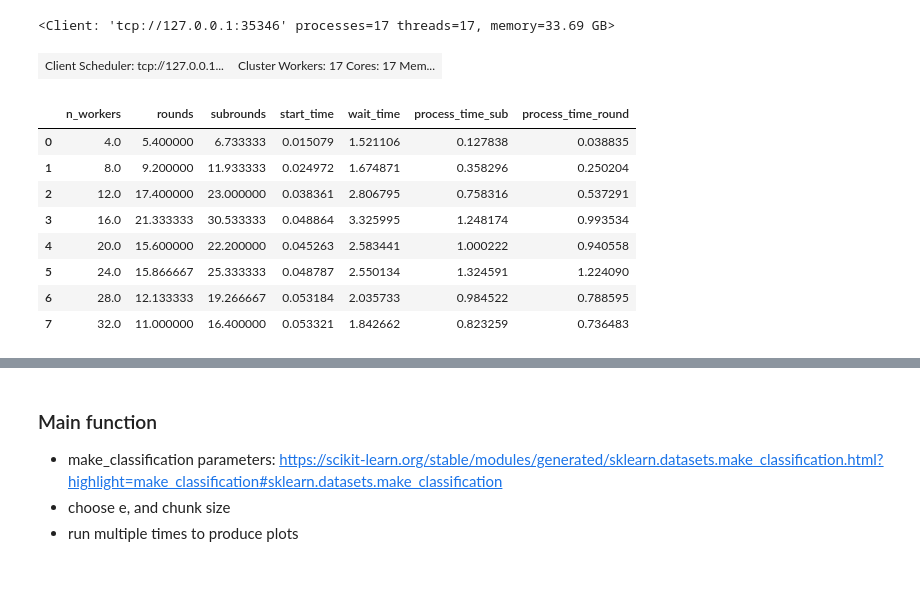
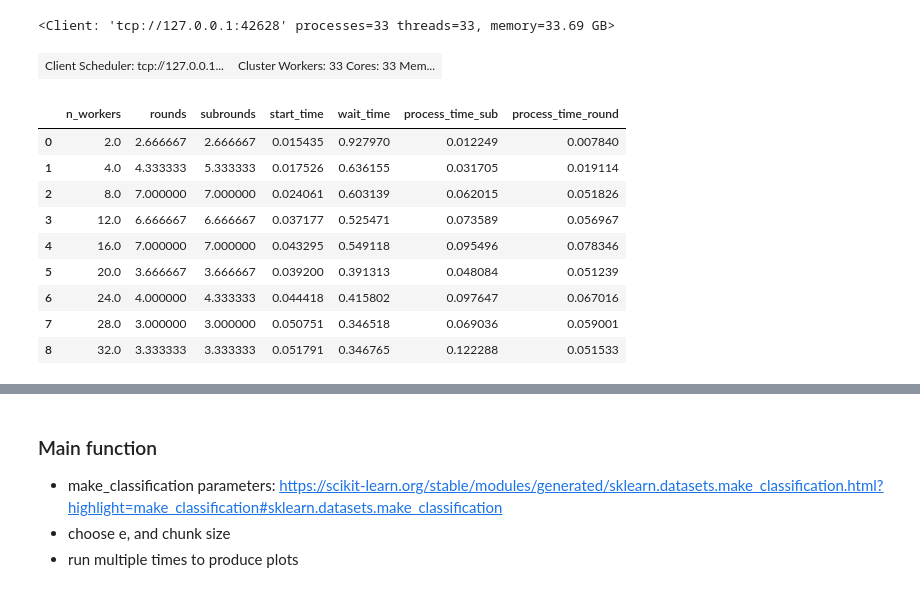
Before and after one commit to KampiotiSofia/svm, a Jupyter notebook: project/dask.ipynb, the cells around one changed output, grey strips where cells are left out. Drawn from its saved outputs; the diff is of its cells as text; code cells hidden in the pictures.

```diff
--- a/project/dask.ipynb
+++ b/project/dask.ipynb
@@ -9,38 +9,40 @@ from main_func import main,real_partial
 from plotting import plot, plot_workers, plot_speedup
 from jupyterthemes import jtplot
 
-client,w=start_client(17)
+client,w=start_client(33)
 client
 # %% [output]
-<Client: 'tcp://127.0.0.1:35346' processes=17 threads=17, memory=33.69 GB>
+<Client: 'tcp://127.0.0.1:42628' processes=33 threads=33, memory=33.69 GB>
-| Client Scheduler: tcp://127.0.0.1... | Cluster Workers: 17 Cores: 17 Mem... |
+| Client Scheduler: tcp://127.0.0.1... | Cluster Workers: 33 Cores: 33 Mem... |
 # %%
-# df= pd.DataFrame(columns=['n_workers','rounds','subrounds', 'start_time', 'wait_time',
+# df_coord= pd.DataFrame(columns=['n_workers','rounds','subrounds', 'start_time', 'wait_time',
 #                           'process_time_sub','process_time_round'])
-# df.to_csv('data.csv',index=False)
+# df_coord.to_csv('data.csv',index=False)
 
-df=pd.read_csv('data.csv')
+df_coord=pd.read_csv('data.csv')
+
 # df = df.drop(df.index[0])
 # df = df.sort_values(by=['n_workers'])
 # df = df.drop(df.index[3])
 # df.to_csv('data.csv',index=False)
 # fig, ax = plt.subplots(figsize=(8,6))
 # df = df.groupby(['n_workers']).mean().plot(kind='line', ax=ax)
 # ax.set_ylim(-1,2)
 # ax.set_ylabel('Time (sec)')
 # ax.set_xlabel('Workers')
 # ax.set_title("Time needed for different stages of coordinator\n regarding the number of workers")
 # plt.savefig('B_'+"Plots/Times_try2")
-# df = df.groupby(['n_workers']).mean()
-# df= df.reset_index()
-df
+df_coord = df_coord.groupby(['n_workers']).mean()
+df_coord= df_coord.reset_index()
+df_coord
 # %% [output]
 |  | n_workers | rounds | subrounds | start_time | wait_time | process_time_sub | process_time_round |
-| 0 | 4.0 | 5.400000 | 6.733333 | 0.015079 | 1.521106 | 0.127838 | 0.038835 |
-| 1 | 8.0 | 9.200000 | 11.933333 | 0.024972 | 1.674871 | 0.358296 | 0.250204 |
-| 2 | 12.0 | 17.400000 | 23.000000 | 0.038361 | 2.806795 | 0.758316 | 0.537291 |
-| 3 | 16.0 | 21.333333 | 30.533333 | 0.048864 | 3.325995 | 1.248174 | 0.993534 |
-| 4 | 20.0 | 15.600000 | 22.200000 | 0.045263 | 2.583441 | 1.000222 | 0.940558 |
-| 5 | 24.0 | 15.866667 | 25.333333 | 0.048787 | 2.550134 | 1.324591 | 1.224090 |
-| 6 | 28.0 | 12.133333 | 19.266667 | 0.053184 | 2.035733 | 0.984522 | 0.788595 |
-| 7 | 32.0 | 11.000000 | 16.400000 | 0.053321 | 1.842662 | 0.823259 | 0.736483 |
+| 0 | 2.0 | 2.666667 | 2.666667 | 0.015435 | 0.927970 | 0.012249 | 0.007840 |
+| 1 | 4.0 | 4.333333 | 5.333333 | 0.017526 | 0.636155 | 0.031705 | 0.019114 |
+| 2 | 8.0 | 7.000000 | 7.000000 | 0.024061 | 0.603139 | 0.062015 | 0.051826 |
+| 3 | 12.0 | 6.666667 | 6.666667 | 0.037177 | 0.525471 | 0.073589 | 0.056967 |
+| 4 | 16.0 | 7.000000 | 7.000000 | 0.043295 | 0.549118 | 0.095496 | 0.078346 |
+| 5 | 20.0 | 3.666667 | 3.666667 | 0.039200 | 0.391313 | 0.048084 | 0.051239 |
+| 6 | 24.0 | 4.000000 | 4.333333 | 0.044418 | 0.415802 | 0.097647 | 0.067016 |
+| 7 | 28.0 | 3.000000 | 3.000000 | 0.050751 | 0.346518 | 0.069036 | 0.059001 |
+| 8 | 32.0 | 3.333333 | 3.333333 | 0.051791 | 0.346765 | 0.122288 | 0.051533 |
```
Also changed, not shown: parts of 6 cells of this notebook, 2 other files.
